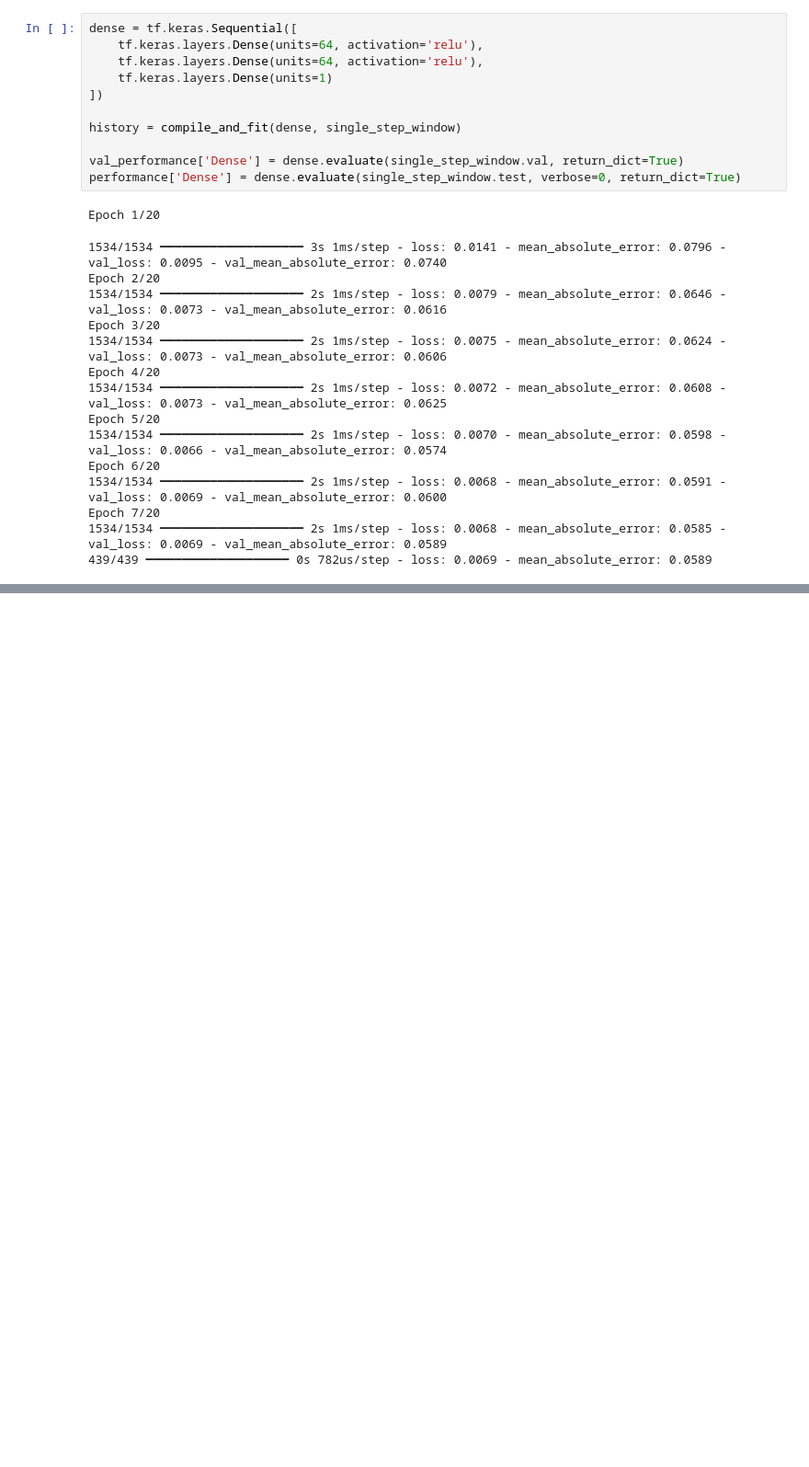
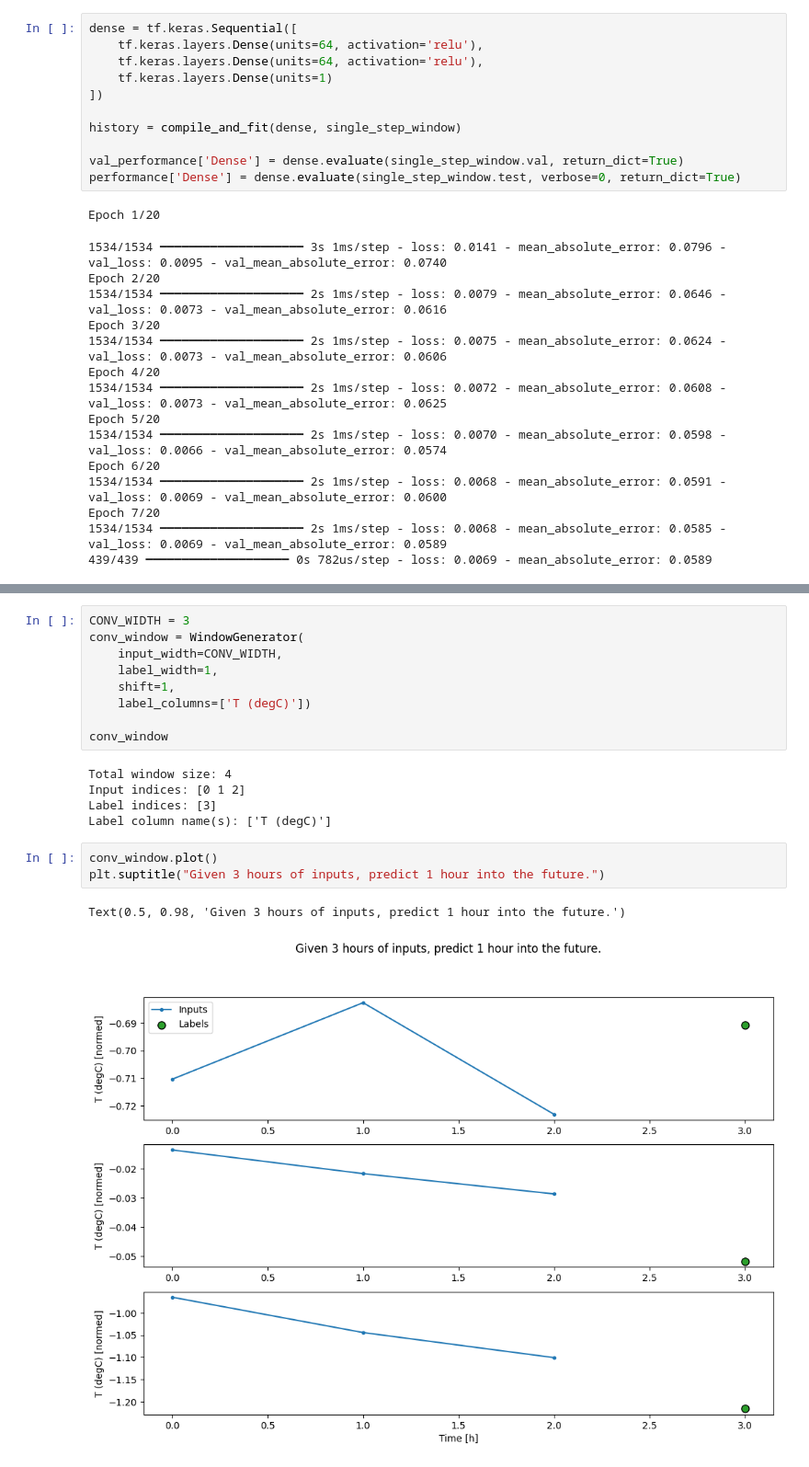
Before and after one commit to Amen1Ftirich/wheather-LLM-model-correlation-analysis, a Jupyter notebook: main_model.ipynb, the cells around one changed output, grey strips where cells are left out. Shown at 92% size. Drawn from its saved outputs; the diff is of its cells as text; blank space fills up the shorter version.

```diff
--- a/main_model.ipynb
+++ b/main_model.ipynb
@@ -680,0 +690,20 @@ Epoch 7/20
+# %%
+CONV_WIDTH = 3
+conv_window = WindowGenerator(
+    input_width=CONV_WIDTH,
+    label_width=1,
+    shift=1,
+    label_columns=['T (degC)'])
+
+conv_window
+# %% [output]
+Total window size: 4
+Input indices: [0 1 2]
+Label indices: [3]
+Label column name(s): ['T (degC)']
+# %%
+conv_window.plot()
+plt.suptitle("Given 3 hours of inputs, predict 1 hour into the future.")
+# %% [output]
+Text(0.5, 0.98, 'Given 3 hours of inputs, predict 1 hour into the future.')
+[figure, added]
```
Also changed, not shown: parts of 8 cells of this notebook.
